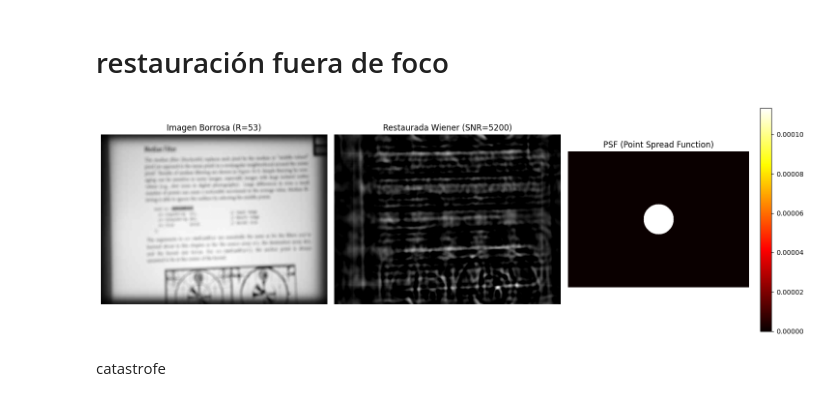
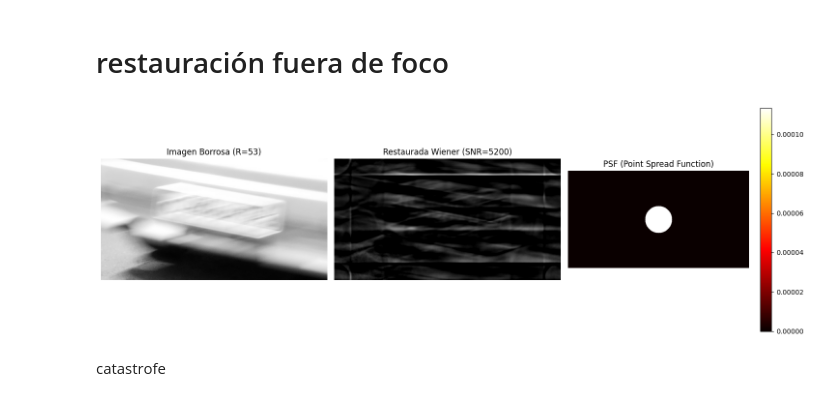
Before and after one commit to gggelme/procesamiento_de_imagenes, a Jupyter notebook: tp_6/ejercicio_6.ipynb, the cells around one changed output. Saved outputs shown, nothing was run; the diff lists cells and outputs as text; code cells hidden in the pictures.

```diff
--- a/tp_6/ejercicio_6.ipynb
+++ b/tp_6/ejercicio_6.ipynb
@@ -98,35 +98,35 @@ def visualizar_wiener(img_blurred, R, snr):
 
     plt.figure(figsize=(15, 5))
 
     # Original borrosa
     plt.subplot(1, 3, 1)
     plt.title(f'Imagen Borrosa (R={R})')
     plt.imshow(img_blurred, cmap='gray')
     plt.axis('off')
 
     # Restaurada
     plt.subplot(1, 3, 2)
     plt.title(f'Restaurada Wiener (SNR={snr})')
     plt.imshow(img_restored, cmap='gray')
     plt.axis('off')
 
     # PSF
     plt.subplot(1, 3, 3)
     plt.title('PSF (Point Spread Function)')
     plt.imshow(psf, cmap='hot')
     plt.colorbar()
     plt.axis('off')
 
     plt.tight_layout()
     plt.show()
 
     return img_restored
 
 # Ejemplo de uso:
-img = cv2.imread('out_of_focus_image.jpg', cv2.IMREAD_GRAYSCALE)
+img = cv2.imread('out_of_focus_image.jpeg', cv2.IMREAD_GRAYSCALE)
 img_restored = visualizar_wiener(img, R=53, snr=5200)
 # %% [output]
-[figure, old version]
+[figure, new version]
 # %% [markdown]
 catastrofe
 # %% [markdown]
```
Also changed, not shown: parts of 3 cells of this notebook, 3 other files.
